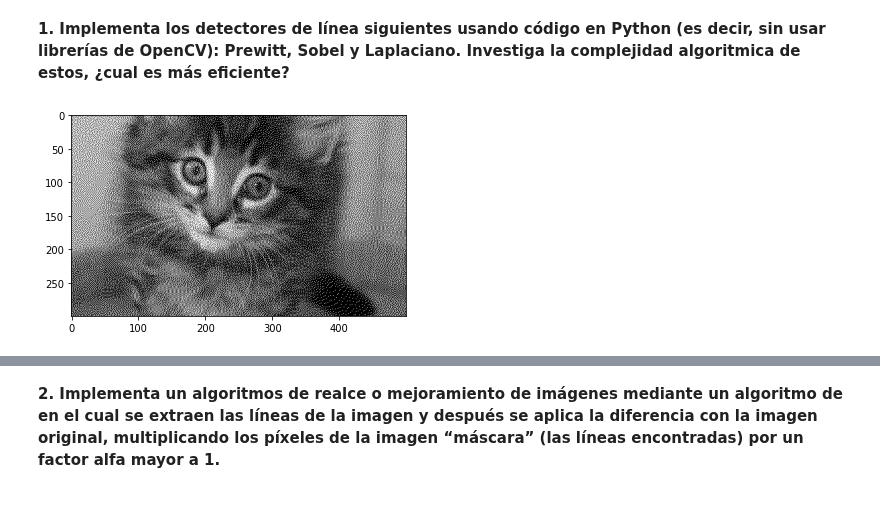
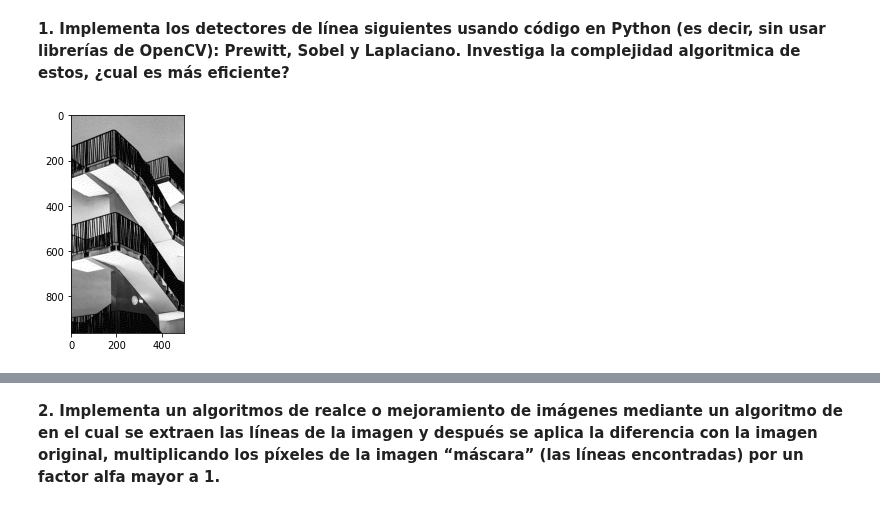
Before and after one commit to andreac941/ComputerVision-Eq3, a Jupyter notebook: 3.2_Agoritmos_mejoramiento_imagenes_Eq10.ipynb, the cells around one changed output, grey strips where cells are left out. Cells and saved outputs as stored; diff of their text form; code cells hidden in the pictures.

```diff
--- a/3.2_Agoritmos_mejoramiento_imagenes_Eq10.ipynb
+++ b/3.2_Agoritmos_mejoramiento_imagenes_Eq10.ipynb
@@ -22,18 +22,18 @@ import seaborn as sns
 # %% [markdown]
 **1. Implementa los detectores de línea siguientes usando código en Python (es decir, sin usar librerías de OpenCV): Prewitt, Sobel y Laplaciano. Investiga la complejidad algoritmica de estos, ¿cual es más eficiente?**
 # %%
+#First we get the image:
 urllib.request.urlretrieve(
-  'https://placekitten.com/500/300',
+  'https://images.unsplash.com/photo-1673733114241-d5d78b1426f8?ixlib=rb-4.0.3&ixid=MnwxMjA3fDB8MHx0b3BpYy1mZWVkfDQwfE04alZiTGJUUndzfHxlbnwwfHx8fA%3D%3D&auto=format&fit=crop&w=500&q=60',
    "image.jpg")
 image = Image.open('image.jpg')
 image = image.convert('1') # convert image to black and white
-
 image = np.array(image)
 
 plt.imshow(image, cmap='gray',vmin=0.0, vmax=1.0)
 plt.show()
 # %% [output]
-[figure, old version]
+[figure, new version]
 # %%
 image = image.astype(float)
 
```
Also changed, not shown: parts of 6 cells of this notebook.
